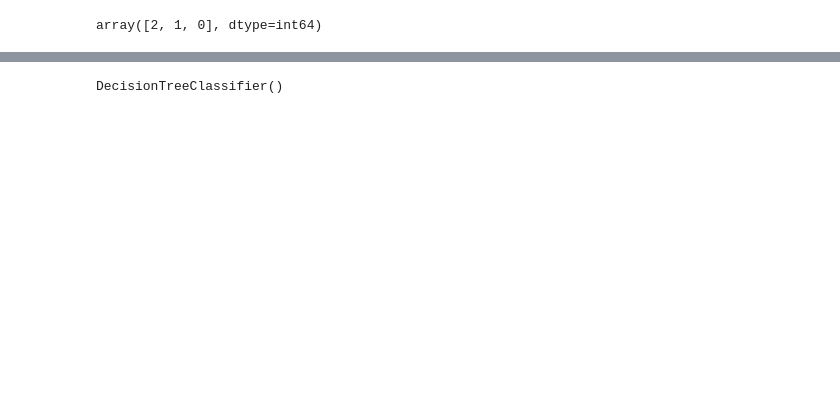
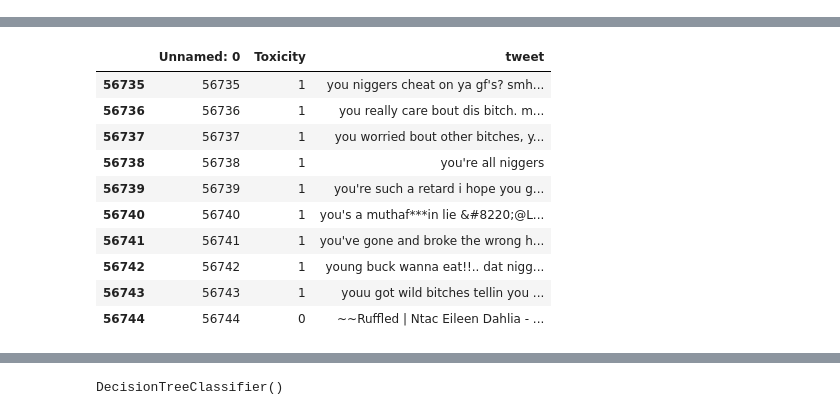
Before and after one commit to kingeonzon/Hate-Speech-Detection-main, a Jupyter notebook: HateDetection.ipynb, the cells around one changed output, grey strips where cells are left out. Saved outputs shown, nothing was run; the diff lists cells and outputs as text; code cells hidden in the pictures; blank space fills up the shorter version.

```diff
--- a/HateDetection.ipynb
+++ b/HateDetection.ipynb
@@ -39,4 +14,11 @@ data.tail(10)
-# %%
-data["class"].unique()
-# %% [output]
-array([2, 1, 0], dtype=int64)
+# %%
+nltk.download('stopwords')
+
+# Initialize stemmer and stopwords
+stemer = nltk.SnowballStemmer("english")
+stopword = set(stopwords.words("english"))
+
+# Read data
+data = pd.read_csv("FinalBalancedDataset.csv")
+data.tail(10)
+# %% [output]
@@ -43 +28,12 @@ array([2, 1, 0], dtype=int64)
+|  | Unnamed: 0 | Toxicity | tweet |
+| 56735 | 56735 | 1 | you niggers cheat on ya gf's? smh... |
+| 56736 | 56736 | 1 | you really care bout dis bitch. m... |
+| 56737 | 56737 | 1 | you worried bout other bitches, y... |
+| 56738 | 56738 | 1 | you're all niggers |
+| 56739 | 56739 | 1 | you're such a retard i hope you g... |
+| 56740 | 56740 | 1 | you's a muthaf***in lie &#8220;@L... |
+| 56741 | 56741 | 1 | you've gone and broke the wrong h... |
+| 56742 | 56742 | 1 | young buck wanna eat!!.. dat nigg... |
+| 56743 | 56743 | 1 | youu got wild bitches tellin you ... |
+| 56744 | 56744 | 0 | ~~Ruffled | Ntac Eileen Dahlia - ... |
 # %%
```
Also changed, not shown: parts of 15 cells of this notebook, 18 other files.
